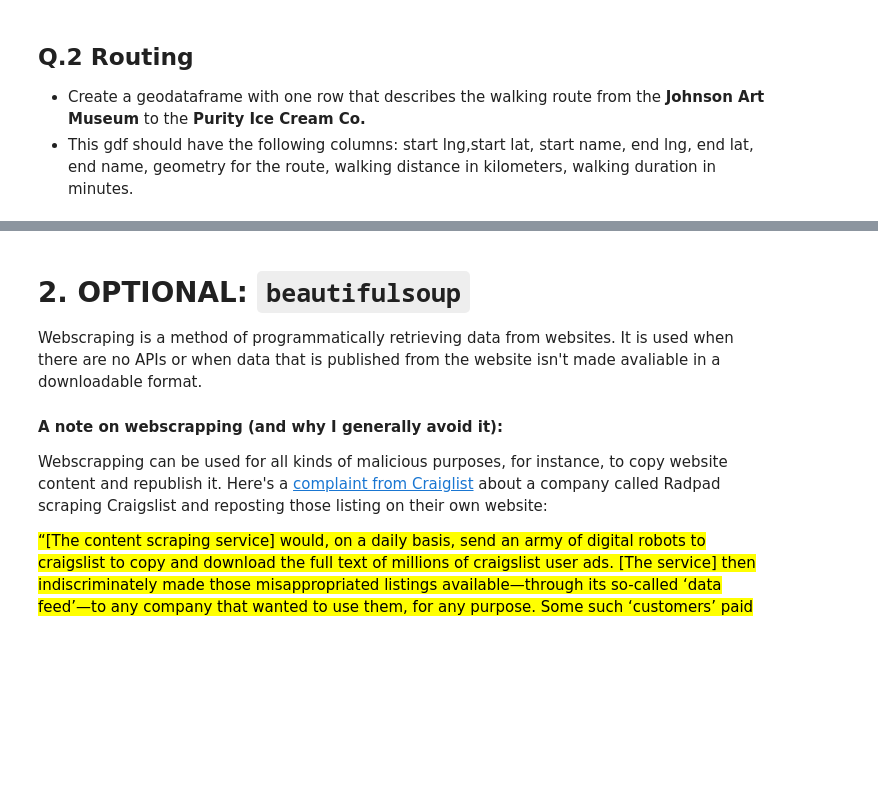
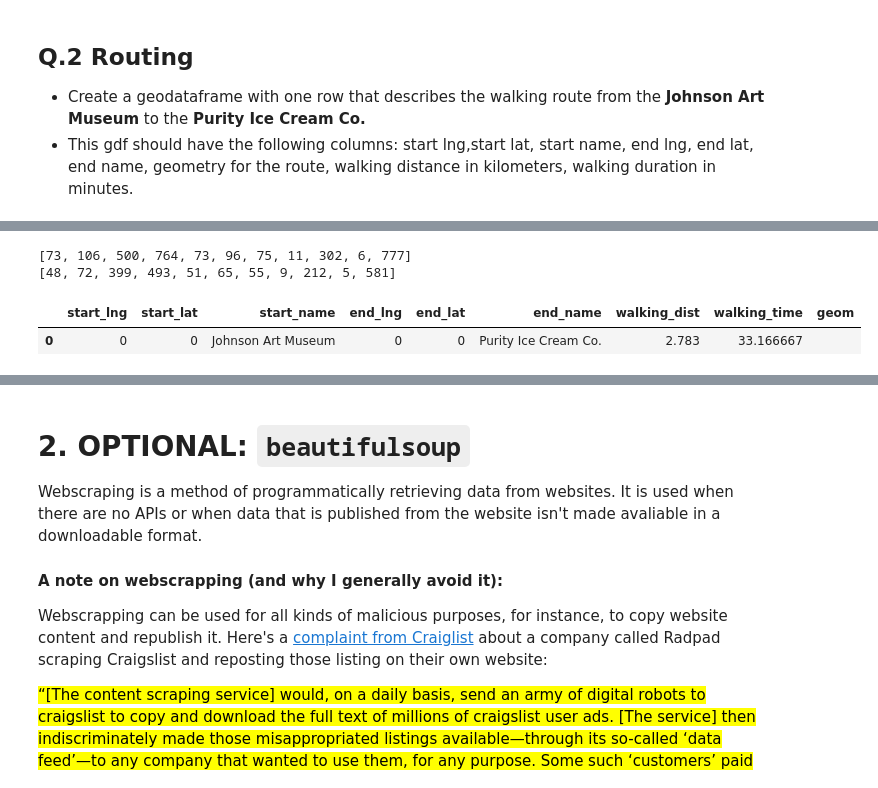
Before and after one commit to Keplex/4680_5680_intro_uds, a Jupyter notebook: Week5/W5_googglebeautifulsoup.ipynb, the cells around one changed output, grey strips where cells are left out. Drawn from its saved outputs; the diff is of its cells as text; code cells hidden in the pictures; blank space fills up the shorter version.

```diff
--- a/Week5/W5_googglebeautifulsoup.ipynb
+++ b/Week5/W5_googglebeautifulsoup.ipynb
@@ -494,0 +703,8 @@ cx.add_basemap(ax = data_ax,crs=routes_geo_3857.crs,source=cx.providers.CartoDB.
+# %%
+### Get directions
+now = datetime.now()
+route_result = gmaps.directions(route.iloc[0]['start_name'],
+                                     route.iloc[0]['end_name'],
+                                     mode="walking",
+                                     units='metric',
+                                     departure_time=now)
@@ -494,0 +742,14 @@ cx.add_basemap(ax = data_ax,crs=routes_geo_3857.crs,source=cx.providers.CartoDB.
+# %%
+print(distance_list)
+print(duration_list)
+# %% [output]
+[73, 106, 500, 764, 73, 96, 75, 11, 302, 6, 777]
+[48, 72, 399, 493, 51, 65, 55, 9, 212, 5, 581]
+# %%
+### Edit distance and duration in DF, notice the change of unit
+route.loc[[0],['walking_dist']] = sum(distance_list)/1000
+route.loc[[0],['walking_time']] = sum(duration_list)/60
+route
+# %% [output]
+|  | start_lng | start_lat | start_name | end_lng | end_lat | end_name | walking_dist | walking_time | geom |
+| 0 | 0 | 0 | Johnson Art Museum | 0 | 0 | Purity Ice Cream Co. | 2.783 | 33.166667 |  |
```
Also changed, not shown: parts of 32 cells of this notebook, 6 other files.
